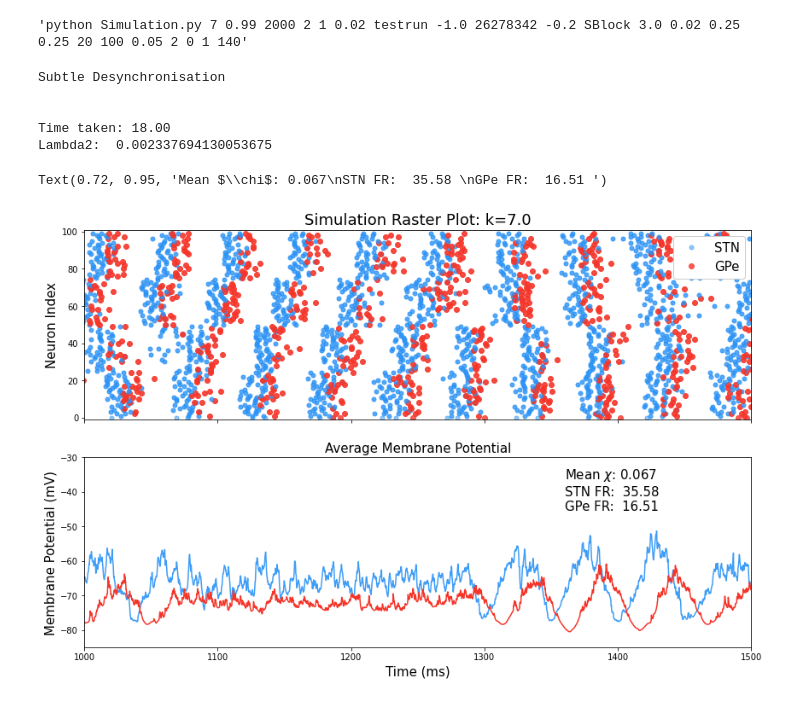
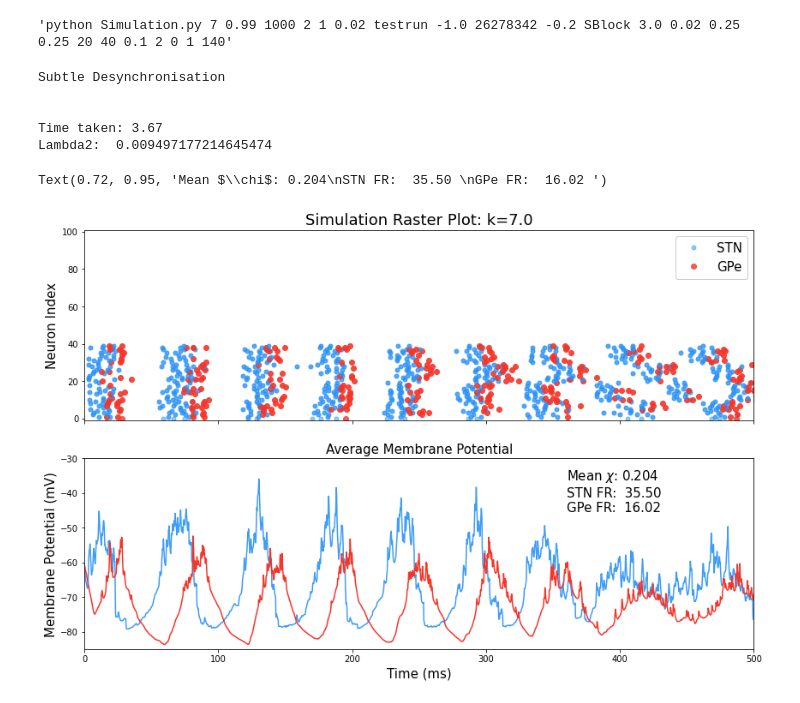
Before and after one commit to cathalmc/Study1_STN-GPe_Network_Stimulator, a Jupyter notebook: Run Simulation Desktop.ipynb, the cells around one changed output. Saved outputs shown, nothing was run; the diff lists cells and outputs as text; code cells hidden in the pictures.

```diff
--- a/Run Simulation Desktop.ipynb
+++ b/Run Simulation Desktop.ipynb
@@ -16,14 +16,14 @@ ps = {"ImprovedSpatial": 3,
 
 SimCon = SimControl()
 
-SimCon.params["n"] = 100
+SimCon.params["n"] = 40
 SimCon.params["k"] = 7
 SimCon.params["p"] = 0.99 #ps[SimCon.params["Network_type"]]
 SimCon.params["Network_type"] = "SBlock"
 
 SimCon.params["Notebook"] = 2 #1 is to save the firing data, 2 is to save the network data and firing data, 0 is for simulating on cluster
-SimCon.params["simtime"] = 2000
-SimCon.params["h"] = 0.05
+SimCon.params["simtime"] = 1000
+SimCon.params["h"] = 0.1
 
 SimCon.params["StimSites"] = 0
 SimCon.params["StimAmplitude"] = 1
@@ -31,7 +31,7 @@ SimCon.params["StimFrequency"] = 140
 
 SimCon.Generate_Command()
 # %% [output]
-'python Simulation.py 7 0.99 2000 2 1 0.02 testrun -1.0 26278342 -0.2 SBlock 3.0 0.02 0.25 0.25 20 100 0.05 2 0 1 140'
+'python Simulation.py 7 0.99 1000 2 1 0.02 testrun -1.0 26278342 -0.2 SBlock 3.0 0.02 0.25 0.25 20 40 0.1 2 0 1 140'
 # %%
 t0 = time.time()
 p = subprocess.Popen(SimCon.Generate_Command(),stdout=subprocess.PIPE, stderr=subprocess.PIPE)
@@ -96,8 +96,8 @@ print('Lambda2: ', sorted(graph_measures['eigs'])[1])
 Subtle Desynchronisation
 
 
-Time taken: 18.00
-Lambda2:  0.002337694130053675
+Time taken: 3.67
+Lambda2:  0.009497177214645474
 # %%
 cols = '#2A92F5'
 colg = '#F5352A'
@@ -131,36 +131,36 @@ fig,ax = plt.subplots(2,1,figsize=[14,9],sharex=True)
 #fig.suptitle(params["Network_type"])
 
 for i, train in enumerate(zip(STrain,GTrain)):
     train1 = train[0]
     train2 = train[1]
     if i>ilim:
         break
     if i==0:
         ax[0].plot(train1, i*np.ones(len(train1)), 'o', color = cols,markersize=5, alpha=0.5, label='STN')
         ax[0].plot(train2, i*np.ones(len(train2)), 'o', color = colg,markersize=6, alpha=0.8, label='GPe')
     else:
         ax[0].plot(train1, i*np.ones(len(train1)), 'o', color = cols,markersize=5, alpha=0.8)
         ax[0].plot(train2, i*np.ones(len(train2)), 'o', color = colg,markersize=6, alpha=0.9)
 
 
 #f'{netlab[data_dict["Network_type"]]} Network'
 ax[0].set_title(f'Simulation Raster Plot: k={k}',fontsize=titlefontsize)
 ax[0].set_ylabel("Neuron Index",fontsize=infigfontsize)
-ax[0].set_xlim(1000,1500)
+ax[0].set_xlim(0,500)
 ax[0].set_ylim(-1,ilim+1)
 ax[0].legend(fontsize=infigfontsize,loc='upper right',framealpha=1)
 #ax[0].legend(fontsize=16,framealpha=1,shadow = True,borderpad=0.8,loc='upper right')
 
 ax[1].plot(x_axis, SLFP, label = 'STN',color = cols, alpha=0.9)
 ax[1].plot(x_axis, GLFP, label = 'GPe',color = colg, alpha=1)
 ax[1].set_title('Average Membrane Potential',fontsize=infigfontsize)
 ax[1].set_ylabel("Membrane Potential (mV)",fontsize=infigfontsize)
 ax[1].set_xlabel("Time (ms)",fontsize=infigfontsize)
 ax[1].set(ylim=[-85,-30,])
 ax[1].text(0.72, 0.95, textstr, transform=ax[1].transAxes, color='k', fontsize=infigfontsize, verticalalignment='top', bbox=props)
 # %% [output]
-Text(0.72, 0.95, 'Mean $\\chi$: 0.067\nSTN FR:  35.58 \nGPe FR:  16.51 ')
+Text(0.72, 0.95, 'Mean $\\chi$: 0.204\nSTN FR:  35.50 \nGPe FR:  16.02 ')
-[figure, old version]
+[figure, new version]
 # %%
 #np.save("AmalgDataApril\\"+f"{netname}_{int(k)}.npy",recovered_dat)
 # dat2={}
```
Also changed, not shown: 1 other file.
